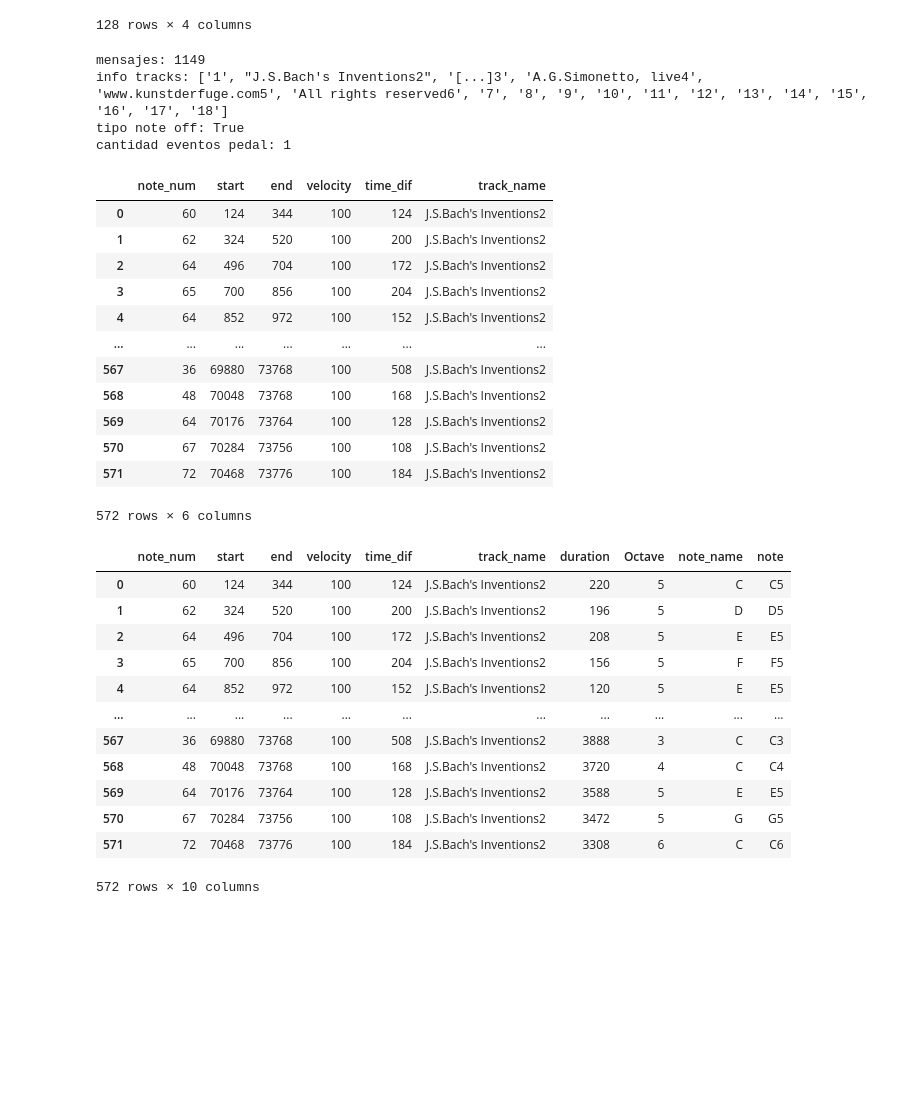
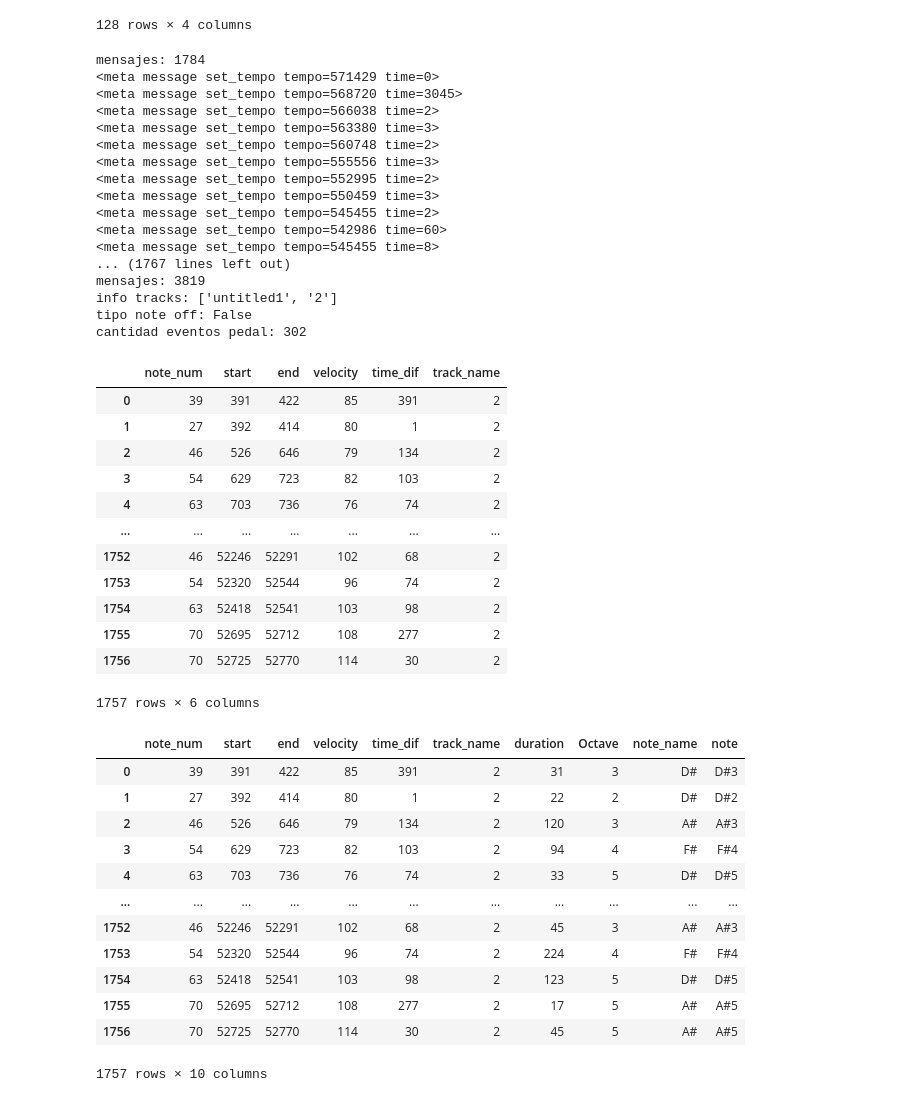
Before and after one commit to PatricioGuinle/DHDS_IV, a Jupyter notebook: Desafio IV.ipynb, the cells around one changed output. Drawn from its saved outputs; the diff is of its cells as text; code cells hidden in the pictures; blank space fills up the shorter version.

```diff
--- a/Desafio IV.ipynb
+++ b/Desafio IV.ipynb
@@ -5,6 +5,8 @@ from mido import MidiFile
 
 files_mid = ['Concerto Grosso op n8 1-2mov','Sonata n5 op25 1mov','Sonata n5 op25 2mov', \
              'bach_inventions_772_[free]_(c)simonetto','Contradance n1','Contradance n3', \
-             'K02 Minuet in F','K03 Allegro in Bb','K04 Minuet in F']
+             'K02 Minuet in F','K03 Allegro in Bb','K04 Minuet in F','Piano Concerto n1 2mov',\
+             'racelegy','rach1-1','rach1-3','rach2-1']
 
-file_num = 3
+file_num = 10
+files_mid[file_num]
@@ -60,51 +64,64 @@ last_note_on = 0
 info = []
 controls = []
 n_track = 0
 for track in mid.tracks:
     n_track = n_track + 1
     track_name = track.name + str(n_track)
     info.append(track_name)
     if len(track) > 50:
         time = 0
         has_note_off = any(msg.type == 'note_off' for msg in track)
         print('mensajes:',len(track))
         for msg in track:
             if msg.type in ['note_on', 'note_off']:
                 time = time + msg.time
                 if (has_note_off and (msg.type == 'note_on')) or (not has_note_off and msg.velocity > 0):
                     tema_df.loc[count_notes] = [msg.note, time,-1, msg.velocity, time - last_note_on, track_name]
                     count_notes = count_notes + 1
                     last_note_on = time
                 else:
                     tema_df.loc[(tema_df.note_num == msg.note) & (tema_df.end == -1),'end'] = time
             else:
                 if (msg.type == 'control_change'):
                     controls.append(msg.control)
-                elif (msg.type == 'set_tempo'):
-                    print(msg)
+                #elif (msg.type == 'set_tempo'):
+                 #   print(msg)
 
 print('info tracks:', info)
 print('tipo note off:', has_note_off)
 print('cantidad eventos pedal:', len(controls))
 display(tema_df)
 # %% [output]
-mensajes: 1149
-info tracks: ['1', "J.S.Bach's Inventions2", '[...]3', 'A.G.Simonetto, live4', 'www.kunstderfuge.com5', 'All rights reserved6', '7', '8', '9', '10', '11', '12', '13', '14', '15', '16', '17', '18']
-tipo note off: True
-cantidad eventos pedal: 1
+mensajes: 1784
+<meta message set_tempo tempo=571429 time=0>
+<meta message set_tempo tempo=568720 time=3045>
+<meta message set_tempo tempo=566038 time=2>
+<meta message set_tempo tempo=563380 time=3>
+<meta message set_tempo tempo=560748 time=2>
+<meta message set_tempo tempo=555556 time=3>
+<meta message set_tempo tempo=552995 time=2>
+<meta message set_tempo tempo=550459 time=3>
+<meta message set_tempo tempo=545455 time=2>
+<meta message set_tempo tempo=542986 time=60>
+<meta message set_tempo tempo=545455 time=8>
+... (1767 lines left out)
+mensajes: 3819
+info tracks: ['untitled1', '2']
+tipo note off: False
+cantidad eventos pedal: 302
 |  | note_num | start | end | velocity | time_dif | track_name |
-| 0 | 60 | 124 | 344 | 100 | 124 | J.S.Bach's Inventions2 |
-| 1 | 62 | 324 | 520 | 100 | 200 | J.S.Bach's Inventions2 |
-| 2 | 64 | 496 | 704 | 100 | 172 | J.S.Bach's Inventions2 |
-| 3 | 65 | 700 | 856 | 100 | 204 | J.S.Bach's Inventions2 |
-| 4 | 64 | 852 | 972 | 100 | 152 | J.S.Bach's Inventions2 |
+| 0 | 39 | 391 | 422 | 85 | 391 | 2 |
+| 1 | 27 | 392 | 414 | 80 | 1 | 2 |
+| 2 | 46 | 526 | 646 | 79 | 134 | 2 |
+| 3 | 54 | 629 | 723 | 82 | 103 | 2 |
+| 4 | 63 | 703 | 736 | 76 | 74 | 2 |
 | ... | ... | ... | ... | ... | ... | ... |
-| 567 | 36 | 69880 | 73768 | 100 | 508 | J.S.Bach's Inventions2 |
-| 568 | 48 | 70048 | 73768 | 100 | 168 | J.S.Bach's Inventions2 |
-| 569 | 64 | 70176 | 73764 | 100 | 128 | J.S.Bach's Inventions2 |
-| 570 | 67 | 70284 | 73756 | 100 | 108 | J.S.Bach's Inventions2 |
-| 571 | 72 | 70468 | 73776 | 100 | 184 | J.S.Bach's Inventions2 |
+| 1752 | 46 | 52246 | 52291 | 102 | 68 | 2 |
+| 1753 | 54 | 52320 | 52544 | 96 | 74 | 2 |
+| 1754 | 63 | 52418 | 52541 | 103 | 98 | 2 |
+| 1755 | 70 | 52695 | 52712 | 108 | 277 | 2 |
+| 1756 | 70 | 52725 | 52770 | 114 | 30 | 2 |
-572 rows × 6 columns
+1757 rows × 6 columns
 # %%
 ## Calcula la duración de cada nota
 
@@ -122,15 +139,15 @@ tema_df = pd.merge(tema_df, midi_notes,how='left',left_on='note_num',right_on='n
 tema_df
 # %% [output]
 |  | note_num | start | end | velocity | time_dif | track_name | duration | Octave | note_name | note |
-| 0 | 60 | 124 | 344 | 100 | 124 | J.S.Bach's Inventions2 | 220 | 5 | C | C5 |
-| 1 | 62 | 324 | 520 | 100 | 200 | J.S.Bach's Inventions2 | 196 | 5 | D | D5 |
-| 2 | 64 | 496 | 704 | 100 | 172 | J.S.Bach's Inventions2 | 208 | 5 | E | E5 |
-| 3 | 65 | 700 | 856 | 100 | 204 | J.S.Bach's Inventions2 | 156 | 5 | F | F5 |
-| 4 | 64 | 852 | 972 | 100 | 152 | J.S.Bach's Inventions2 | 120 | 5 | E | E5 |
+| 0 | 39 | 391 | 422 | 85 | 391 | 2 | 31 | 3 | D# | D#3 |
+| 1 | 27 | 392 | 414 | 80 | 1 | 2 | 22 | 2 | D# | D#2 |
+| 2 | 46 | 526 | 646 | 79 | 134 | 2 | 120 | 3 | A# | A#3 |
+| 3 | 54 | 629 | 723 | 82 | 103 | 2 | 94 | 4 | F# | F#4 |
+| 4 | 63 | 703 | 736 | 76 | 74 | 2 | 33 | 5 | D# | D#5 |
 | ... | ... | ... | ... | ... | ... | ... | ... | ... | ... | ... |
-| 567 | 36 | 69880 | 73768 | 100 | 508 | J.S.Bach's Inventions2 | 3888 | 3 | C | C3 |
-| 568 | 48 | 70048 | 73768 | 100 | 168 | J.S.Bach's Inventions2 | 3720 | 4 | C | C4 |
-| 569 | 64 | 70176 | 73764 | 100 | 128 | J.S.Bach's Inventions2 | 3588 | 5 | E | E5 |
-| 570 | 67 | 70284 | 73756 | 100 | 108 | J.S.Bach's Inventions2 | 3472 | 5 | G | G5 |
-| 571 | 72 | 70468 | 73776 | 100 | 184 | J.S.Bach's Inventions2 | 3308 | 6 | C | C6 |
+| 1752 | 46 | 52246 | 52291 | 102 | 68 | 2 | 45 | 3 | A# | A#3 |
+| 1753 | 54 | 52320 | 52544 | 96 | 74 | 2 | 224 | 4 | F# | F#4 |
+| 1754 | 63 | 52418 | 52541 | 103 | 98 | 2 | 123 | 5 | D# | D#5 |
+| 1755 | 70 | 52695 | 52712 | 108 | 277 | 2 | 17 | 5 | A# | A#5 |
+| 1756 | 70 | 52725 | 52770 | 114 | 30 | 2 | 45 | 5 | A# | A#5 |
-572 rows × 10 columns
+1757 rows × 10 columns
```
Also changed, not shown: parts of 27 cells of this notebook, 5 other files.
